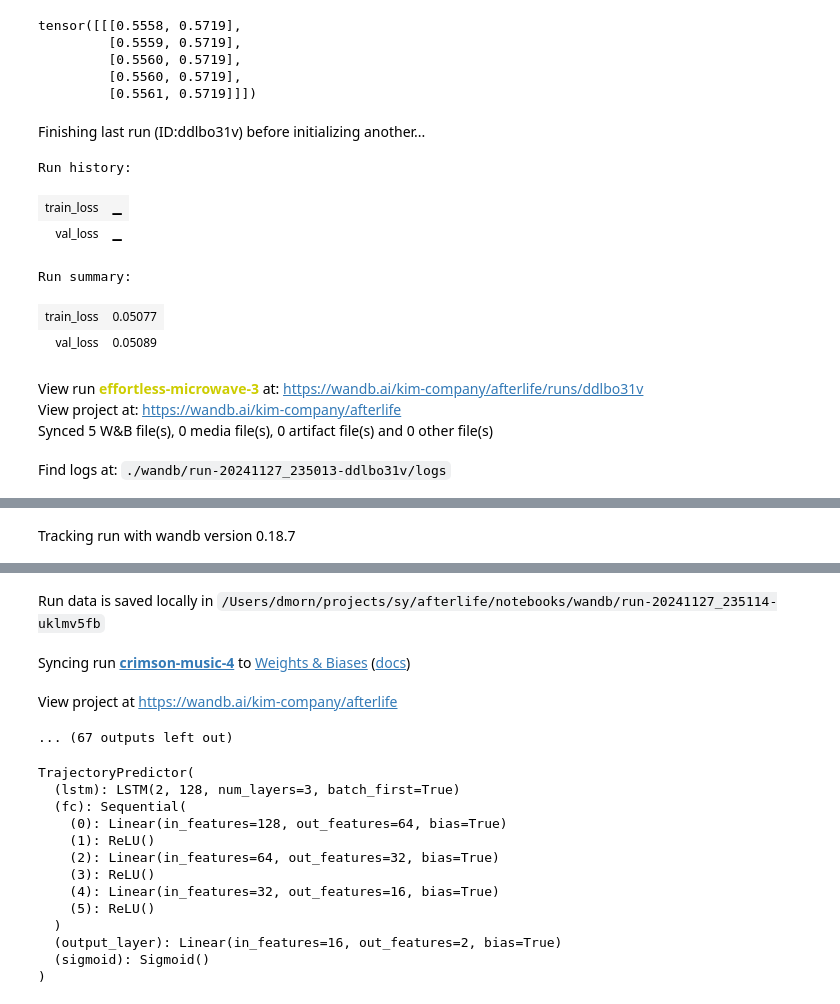
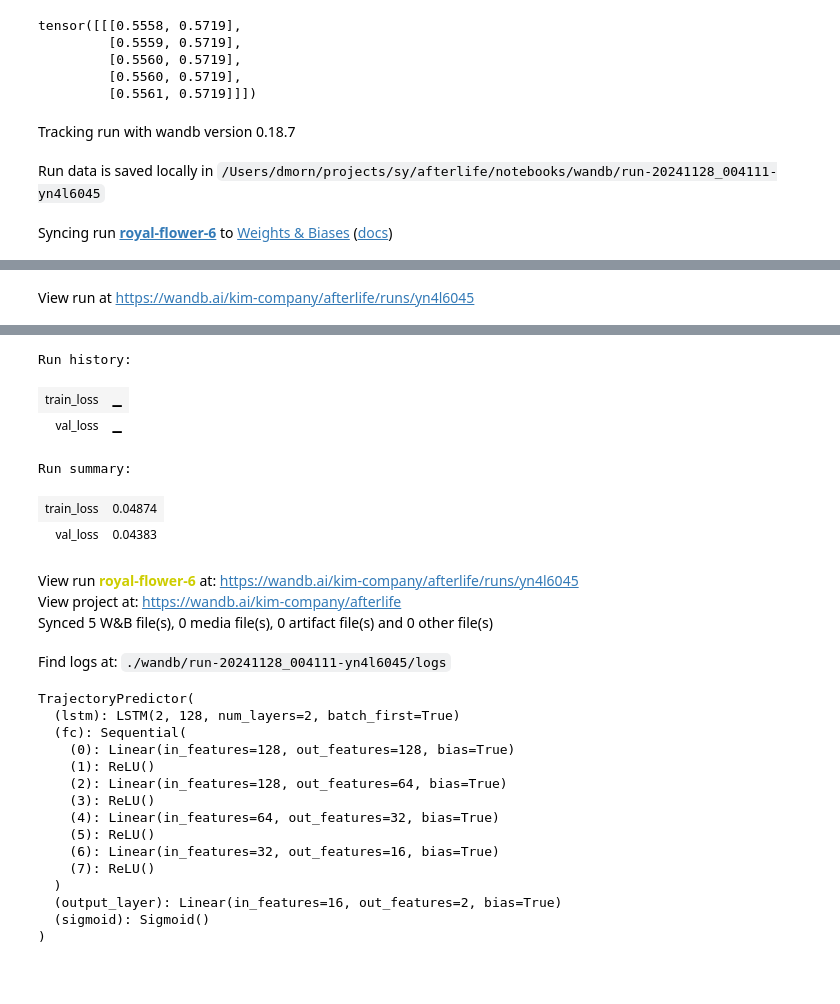
Before and after one commit to discursive-image/afterlife, a Jupyter notebook: notebooks/train.ipynb, the cells around one changed output, grey strips where cells are left out. Cells and saved outputs as stored; diff of their text form; code cells hidden in the pictures; blank space fills up the shorter version.

Commit message:
Track everything

```diff
--- a/notebooks/train.ipynb
+++ b/notebooks/train.ipynb
@@ -125,6 +125,8 @@ tensor([[[0.5558, 0.5719],
 # Training
 from accelerate import Accelerator
 import torch
+import shutil
+import os
 import torch.nn as nn
 import torch.optim as optim
 from datetime import datetime
@@ -138,8 +140,8 @@ import wandb
 accelerator = Accelerator()
 
 current_date = datetime.now().strftime("%Y-%m-%d")
-num_epochs = 200
-patience = 20  # Early stopping patience
+num_epochs = 100
+patience = 10  # Early stopping patience
 best_val_loss = float("inf")
 epochs_without_improvement = 0
 best_path = ""
@@ -148,8 +150,8 @@ best_path = ""
 lr = 1e-3
 sequence_length=90
 hidden_dim=128
-lstm_layers=3
-dense_layers=[64, 32, 16]
+lstm_layers=2
+dense_layers=[128, 64, 32, 16]
 batch_size = 32
 
 # Initialize the dataset
@@ -183,7 +185,7 @@ model, optimizer, train_loader, val_loader = accelerator.prepare(
     model, optimizer, train_loader, val_loader
 )
 
-wandb.init(
+run = wandb.init(
     # set the wandb project where this run will be logged
     project="afterlife",
 
@@ -249,17 +251,13 @@ for epoch in range(num_epochs):
             break
 
 # Final cleanup
-print(f"Training complete. Model is stored at {best_path}. Best Validation Loss: {best_val_loss}")
+output_path = f"../models/{run.name}.safetensors"
+os.rename(best_path, output_path)
+shutil.rmtree("../snapshots")
+
+print(f"Training complete. Model is stored at {output_path}. Best Validation Loss: {best_val_loss}")
 wandb.finish()
 # %% [output]
-Finishing last run (ID:ddlbo31v) before initializing another...
+Tracking run with wandb version 0.18.7
-Run history:
-| train_loss | ▁ |
-| val_loss | ▁ |
-Run summary:
-| train_loss | 0.05077 |
-| val_loss | 0.05089 |
-View run effortless-microwave-3 at: https://wandb.ai/kim-company/afterlife/runs/ddlbo31v
-View project at: https://wandb.ai/kim-company/afterlife
-Synced 5 W&B file(s), 0 media file(s), 0 artifact file(s) and 0 other file(s)
+Run data is saved locally in /Users/dmorn/projects/sy/afterlife/notebooks/wandb/run-20241128_004111-yn4l6045
-Find logs at: ./wandb/run-20241127_235013-ddlbo31v/logs
+Syncing run royal-flower-6 to Weights & Biases (docs)
@@ -267 +265 @@ Successfully finished last run (ID:ddlbo31v). Initializing new run:
-Tracking run with wandb version 0.18.7
+View run at https://wandb.ai/kim-company/afterlife/runs/yn4l6045
@@ -268,15 +268,21 @@ Tracking run with wandb version 0.18.7
+Run history:
+| train_loss | ▁ |
+| val_loss | ▁ |
+Run summary:
+| train_loss | 0.04874 |
+| val_loss | 0.04383 |
-Run data is saved locally in /Users/dmorn/projects/sy/afterlife/notebooks/wandb/run-20241127_235114-uklmv5fb
+View run royal-flower-6 at: https://wandb.ai/kim-company/afterlife/runs/yn4l6045
+View project at: https://wandb.ai/kim-company/afterlife
+Synced 5 W&B file(s), 0 media file(s), 0 artifact file(s) and 0 other file(s)
-Syncing run crimson-music-4 to Weights & Biases (docs)
+Find logs at: ./wandb/run-20241128_004111-yn4l6045/logs
-View project at https://wandb.ai/kim-company/afterlife
-... (67 outputs left out)
 # %%
 import torch
 from safetensors.torch import load_file
 
-trained_model = TrajectoryPredictor()
+trained_model = TrajectoryPredictor(hidden_dim=hidden_dim, lstm_layers=lstm_layers, dense_layers=dense_layers)
 
 # Load the parameters from the safetensors file
-path = f"{best_path}/model.safetensors"
+path = best_path
 state_dict = load_file(path)
 
 # Load the state_dict into your model
@@ -287,14 +293,16 @@ device = torch.device("mps")
 trained_model.to(device)
 # %% [output]
 TrajectoryPredictor(
-  (lstm): LSTM(2, 128, num_layers=3, batch_first=True)
+  (lstm): LSTM(2, 128, num_layers=2, batch_first=True)
   (fc): Sequential(
-    (0): Linear(in_features=128, out_features=64, bias=True)
+    (0): Linear(in_features=128, out_features=128, bias=True)
     (1): ReLU()
-    (2): Linear(in_features=64, out_features=32, bias=True)
+    (2): Linear(in_features=128, out_features=64, bias=True)
     (3): ReLU()
-    (4): Linear(in_features=32, out_features=16, bias=True)
+    (4): Linear(in_features=64, out_features=32, bias=True)
     (5): ReLU()
+    (6): Linear(in_features=32, out_features=16, bias=True)
+    (7): ReLU()
   )
   (output_layer): Linear(in_features=16, out_features=2, bias=True)
   (sigmoid): Sigmoid()
```
Also changed, not shown: parts of 4 cells of this notebook, 2 other files.
